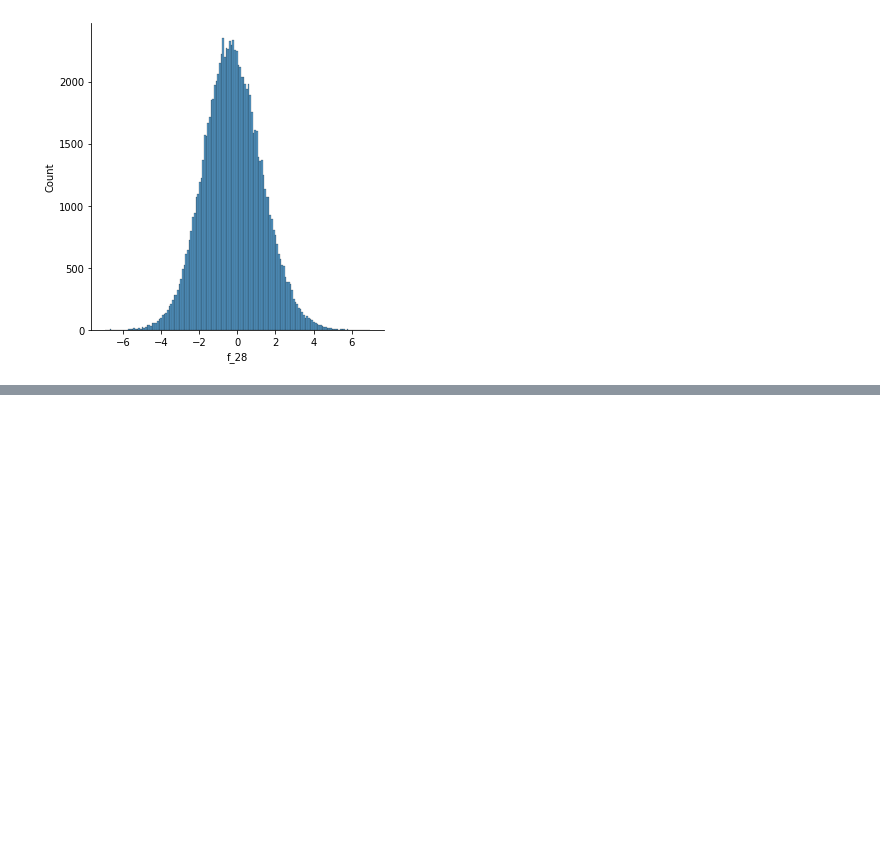
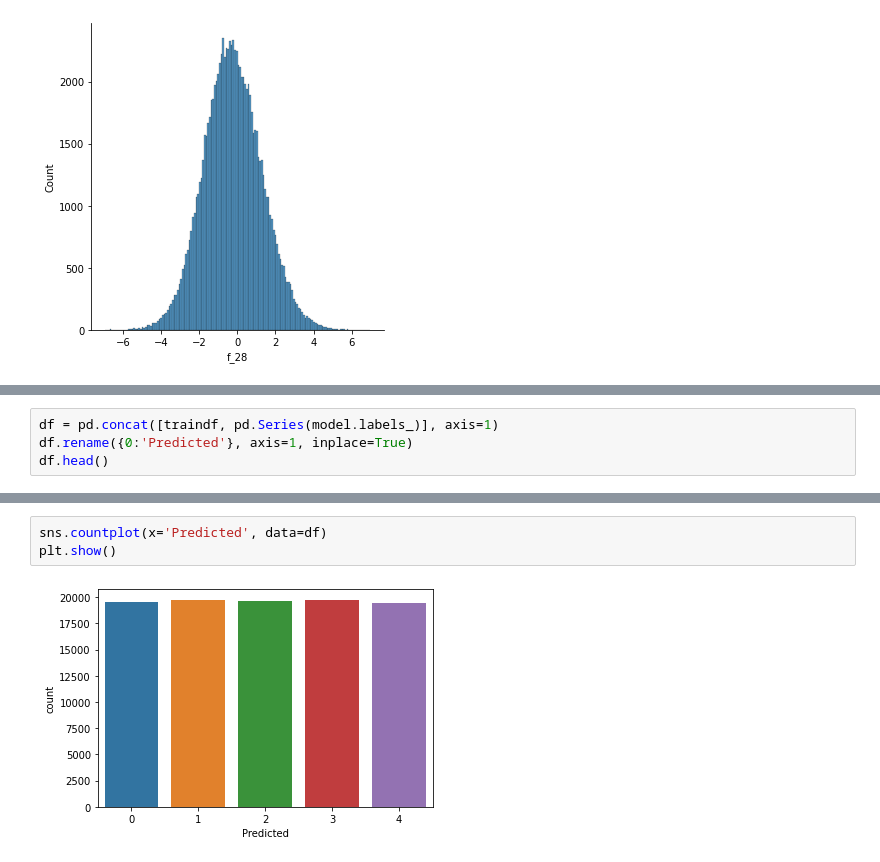
Before and after one commit to rohandawar/Tabular_play_Ground, a Jupyter notebook: tabular-data-challange-jul-2022.ipynb, the cells around one changed output, grey strips where cells are left out. Drawn from its saved outputs; the diff is of its cells as text; blank space fills up the shorter version.

Commit message:
Kaggle Notebook | Tabular_Data_challange_Jul_2022 | Version 6

```diff
--- a/tabular-data-challange-jul-2022.ipynb
+++ b/tabular-data-challange-jul-2022.ipynb
@@ -215,0 +241,4 @@ plotting(traindf, 'f_28')
+# %%
+df = pd.concat([traindf, pd.Series(model.labels_)], axis=1)
+df.rename({0:'Predicted'}, axis=1, inplace=True)
+df.head()
@@ -215,0 +252,5 @@ plotting(traindf, 'f_28')
+# %%
+sns.countplot(x='Predicted', data=df)
+plt.show()
+# %% [output]
+[figure, added]
```
Also changed, not shown: parts of 8 cells of this notebook.
